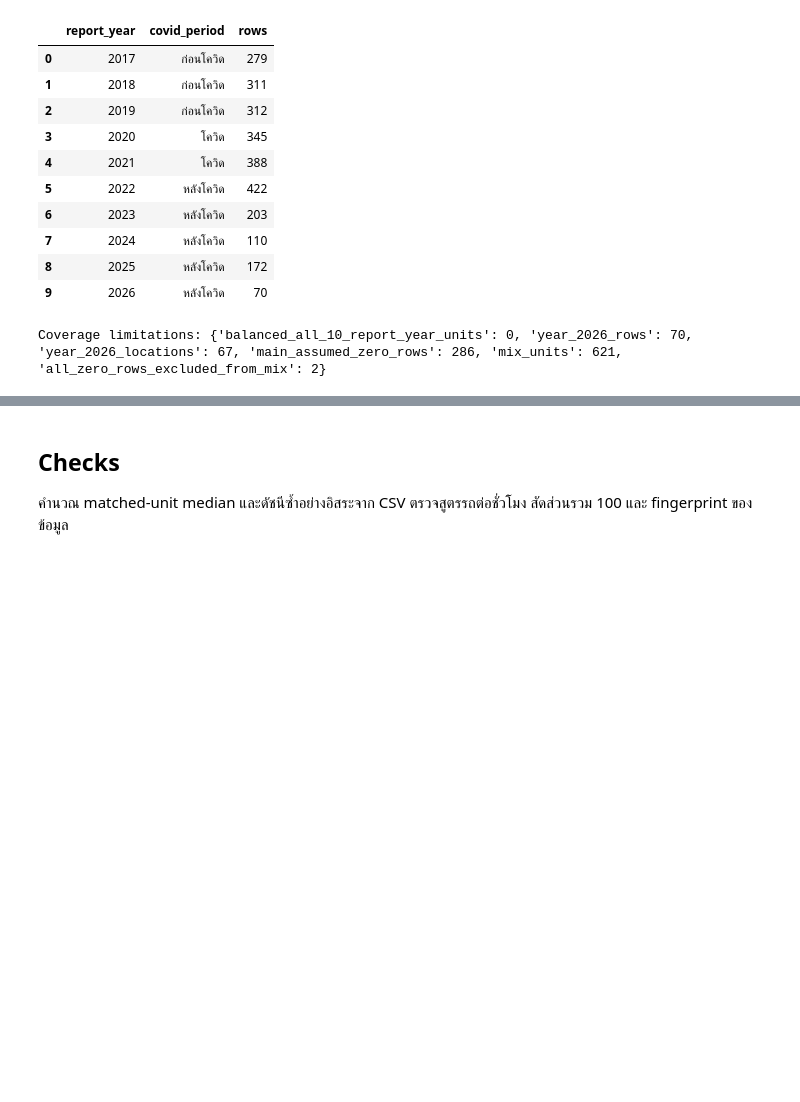
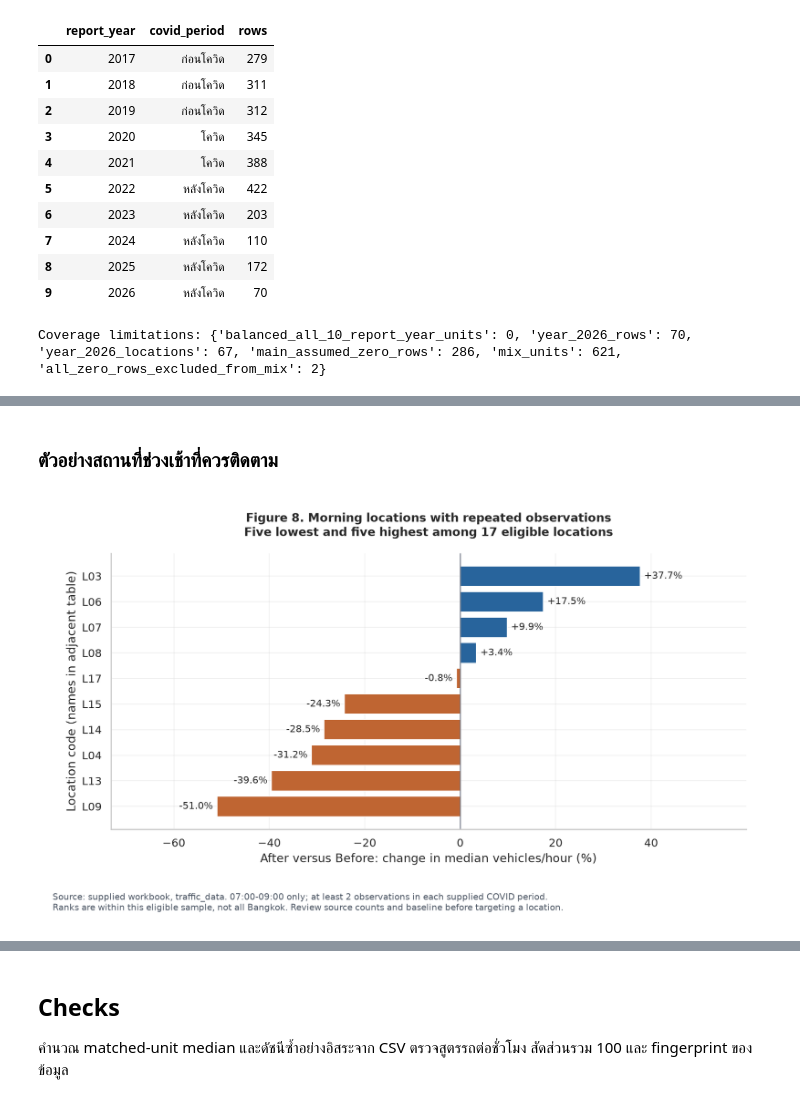
Before and after one commit to Aphatsara-Khangkhet/DADS5001-BKK-Flow, a Jupyter notebook: 02_eda_and_visualization.ipynb, the cells around one changed output, grey strips where cells are left out. Saved outputs shown, nothing was run; the diff lists cells and outputs as text; code cells hidden in the pictures; blank space fills up the shorter version.

```diff
--- a/02_eda_and_visualization.ipynb
+++ b/02_eda_and_visualization.ipynb
@@ -129,0 +148,6 @@ Coverage limitations: {'balanced_all_10_report_year_units': 0, 'year_2026_rows':
+# %% [markdown]
+### ตัวอย่างสถานที่ช่วงเช้าที่ควรติดตาม
+# %%
+display(Image(filename=str(OUT/'figures'/'08_morning_location_ranking.png'), width=950))
+# %% [output]
+[figure, added]
```
Also changed, not shown: parts of 14 cells of this notebook.
